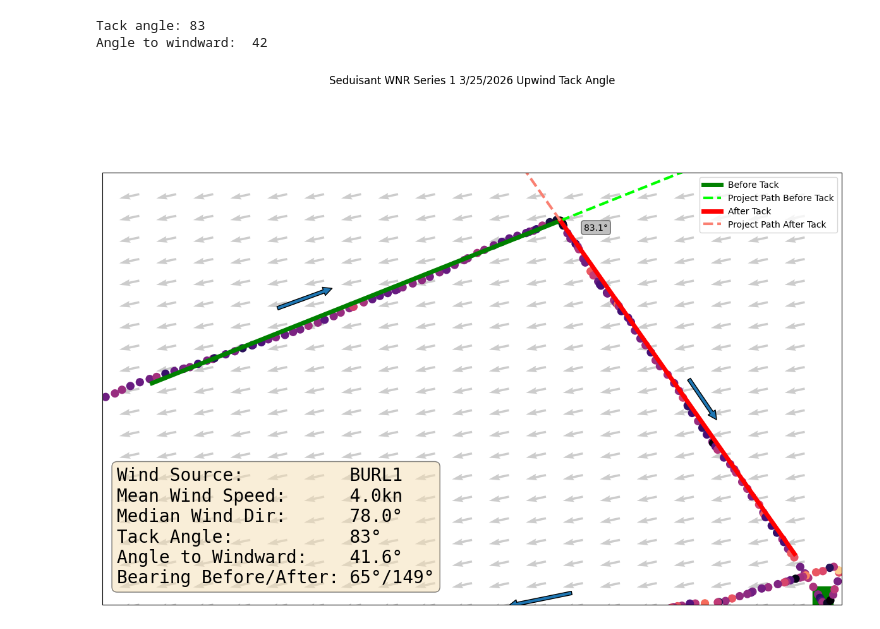
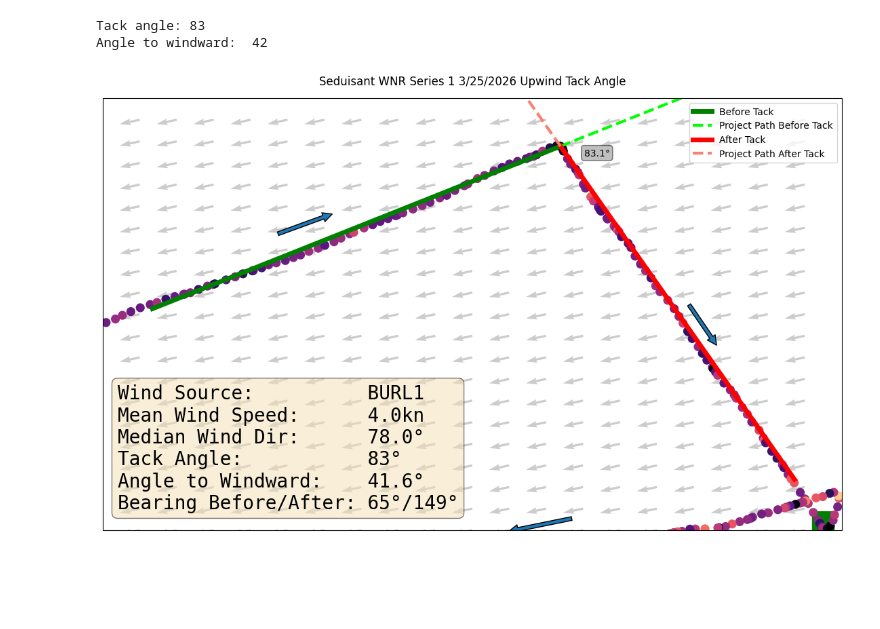
Before and after one commit to GarysCorner/RegattaTracking, a Jupyter notebook: 2026-03-25 Seduisant.ipynb, the cells around one changed output. Cells and saved outputs as stored; diff of their text form; code cells hidden in the pictures; blank space fills up the shorter version.

```diff
--- a/2026-03-25 Seduisant.ipynb
+++ b/2026-03-25 Seduisant.ipynb
@@ -329,7 +329,7 @@ def returnLines(loc, bearing, dist=int(nearTackDist)):
     backLine = geod.fwd_intermediate(loc[0][0], loc[1][0], bearing-180, del_s=1, npts=dist, return_back_azimuth=False, initial_idx=0)
     return (fwdLine, backLine)
 # %%
-fig,ax = plt.subplots(1, figsize=(12,10) ,subplot_kw={'projection': proj})
+fig,ax = plt.subplots(1, figsize=(12,7) ,subplot_kw={'projection': proj})
 extent = trkGdf[numpy.logical_or(beforeTackMask, afterTackMask)].total_bounds
 createPlot(ax, extent=extent, extentBuffer=0.1/60)
 
@@ -345,34 +345,34 @@ ax.plot(backLine.lons, backLine.lats, label='Project Path After Tack', c='salmon
 windStr = f"""Wind Source:          BURL1
 Mean Wind Speed:      {meanWindSpeed}kn
 Median Wind Dir:      {medianWind}\U000000B0
 Tack Angle:           {tackAngle:.0f}\U000000B0
 Angle to Windward:    {tackAngle/2.0:.1f}\U000000B0
 Bearing Before/After: {beforeTackBearing:.0f}\U000000B0/{afterTackBearing:.0f}\U000000B0"""
 ax.text(0.02,0.05,windStr, transform=ax.transAxes,\
         fontsize=20,\
         family='monospace',\
        bbox={
            'boxstyle':'round',
            'facecolor':'wheat',
            'alpha':0.5
        })
 
 ax.text(tackPtLoc[0][0]+(0.05/60), tackPtLoc[1][0]-(0.02/60),f"{tackAngle:.1f}\U000000B0",\
        bbox={
            'boxstyle':'round',
            'facecolor':'grey',
            'alpha':0.5
        })
 
 ax.legend()
 
 fig.suptitle(f"{title} Upwind Tack Angle")
 
 fig.tight_layout()
 fig.savefig(f"{outputPath}/{outfileBase}_TackAngles.jpg")
 fig.savefig(f"{outputPath}/{outfileBase}_TackAngles.svg")
 # %% [output]
-[figure, old version]
+[figure, new version]
 # %%
 print(f"Last run:  {datetime.now()}")
 # %% [output]
```
Also changed, not shown: parts of 1 cell of this notebook.
